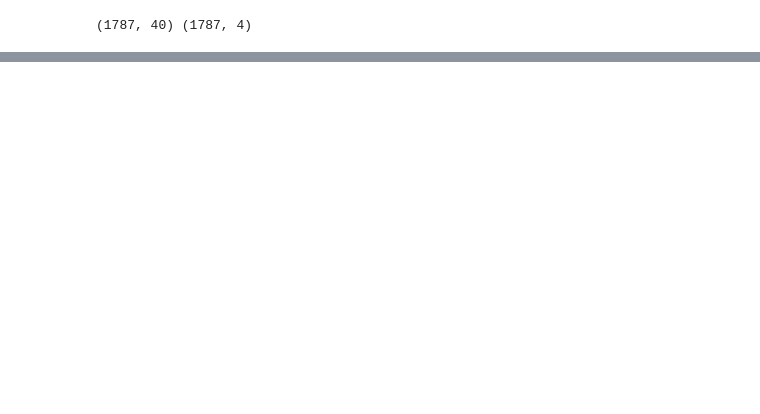
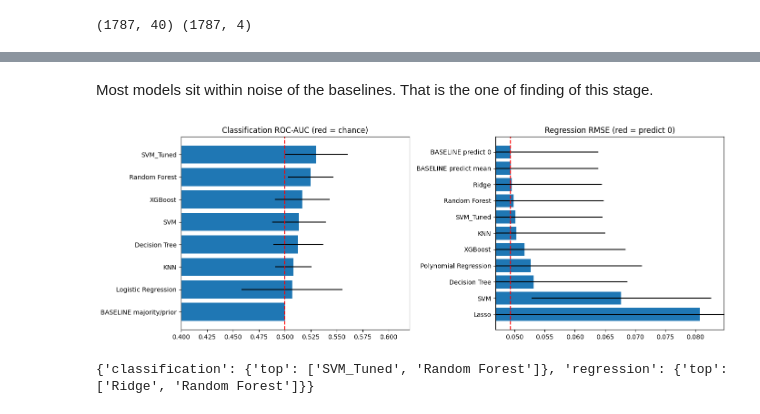
Before and after one commit to FaijAhamed-ML/ATOM-USDT-CRYPTOCURRENCY-ML-MODEL-PREDICTION, a Jupyter notebook: 02.notebook/03.model_selection.ipynb, the cells around one changed output, grey strips where cells are left out. Drawn from its saved outputs; the diff is of its cells as text; code cells hidden in the pictures; blank space fills up the shorter version.

Commit message:
add missed comapirision between all the models

```diff
--- a/02.notebook/03.model_selection.ipynb
+++ b/02.notebook/03.model_selection.ipynb
@@ -48,0 +33,22 @@ res.shape
+# %%
+tscv = TimeSeriesSplit(n_splits=5)
+REG_SCORING = {"rmse": "neg_root_mean_squared_error", "mae": "neg_mean_absolute_error", "r2": "r2"}
+CLF_SCORING = {"accuracy": "accuracy", "f1": "f1", "roc_auc": "roc_auc"}
+def cv_scores(model, y, task):
+    scoring = REG_SCORING if task == "regression" else CLF_SCORING
+    r = cross_validate(model, X_train, y, cv=tscv, scoring=scoring)
+    out = {"task": task}
+    for k in scoring:
+        v = r[f"test_{k}"]; v = -v if k in ("rmse", "mae") else v
+        out[k] = v.mean(); out[k + "_std"] = v.std()
+    return out
+base = pd.DataFrame([
+    {"model": "BASELINE predict 0", **cv_scores(DummyRegressor(strategy="constant", constant=0.0), y_reg, "regression")},
+    {"model": "BASELINE predict mean", **cv_scores(DummyRegressor(strategy="mean"), y_reg, "regression")},
+    {"model": "BASELINE majority/prior", **cv_scores(DummyClassifier(strategy="prior"), y_clf, "classification")}])
+table = pd.concat([res, base], ignore_index=True)
+# %%
+cls = table[table.task == "classification"].sort_values("roc_auc", ascending=False)
+reg = table[table.task == "regression"].sort_values("rmse")
+print(cls[["model", "accuracy", "roc_auc", "roc_auc_std"]].round(4).to_string(index=False))
+print(reg[["model", "rmse", "rmse_std", "r2", "mae"]].round(5).to_string(index=False))
@@ -48,0 +73,17 @@ res.shape
+# %% [markdown]
+Most models sit within noise of the baselines. That is the one of finding of this stage.
+# %%
+fig, ax = plt.subplots(1, 2, figsize=(14, 5))
+c = cls.iloc[::-1]; ax[0].barh(c.model, c.roc_auc, xerr=c.roc_auc_std); ax[0].axvline(0.5, color="r", ls="--"); ax[0].set_xlim(0.4, 0.62); ax[0].set_title("Classification ROC-AUC (red = chance)")
+r = reg.iloc[::-1]; ax[1].barh(r.model, r.rmse, xerr=r.rmse_std); ax[1].axvline(r[r.model == "BASELINE predict 0"].rmse.iloc[0], color="r", ls="--")
+ax[1].set_xlim(r.rmse.min() * 0.95, r.rmse.max() * 1.05); ax[1].set_title("Regression RMSE (red = predict 0)")
+plt.tight_layout(); fig.savefig("../03.results/eda_visualizations/model_comparison.png", dpi=130); plt.show()
+# %% [output]
+[figure, added]
+# %%
+real_cls = cls[~cls.model.str.startswith("BASELINE")]; real_reg = reg[~reg.model.str.startswith("BASELINE")]
+selected = {"classification": {"top": real_cls.model.head(2).tolist()}, "regression": {"top": real_reg.model.head(2).tolist()}}
+table.round(6).to_csv("../03.results/logs/model_comparison.csv", index=False)
+print(selected)
+# %% [output]
+{'classification': {'top': ['SVM_Tuned', 'Random Forest']}, 'regression': {'top': ['Ridge', 'Random Forest']}}
```
Also changed, not shown: parts of 5 cells of this notebook.
